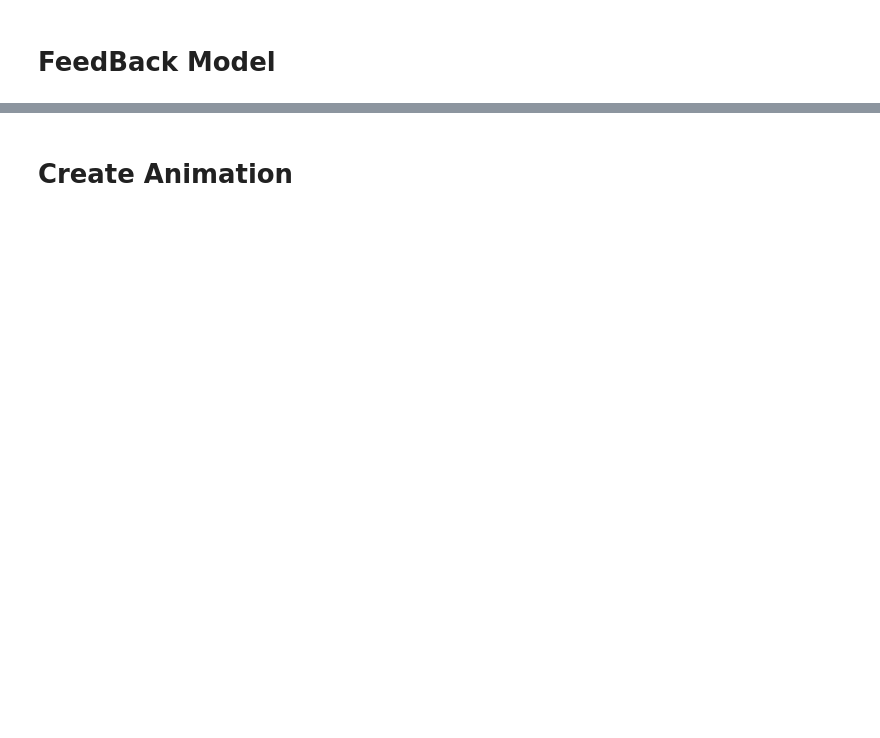
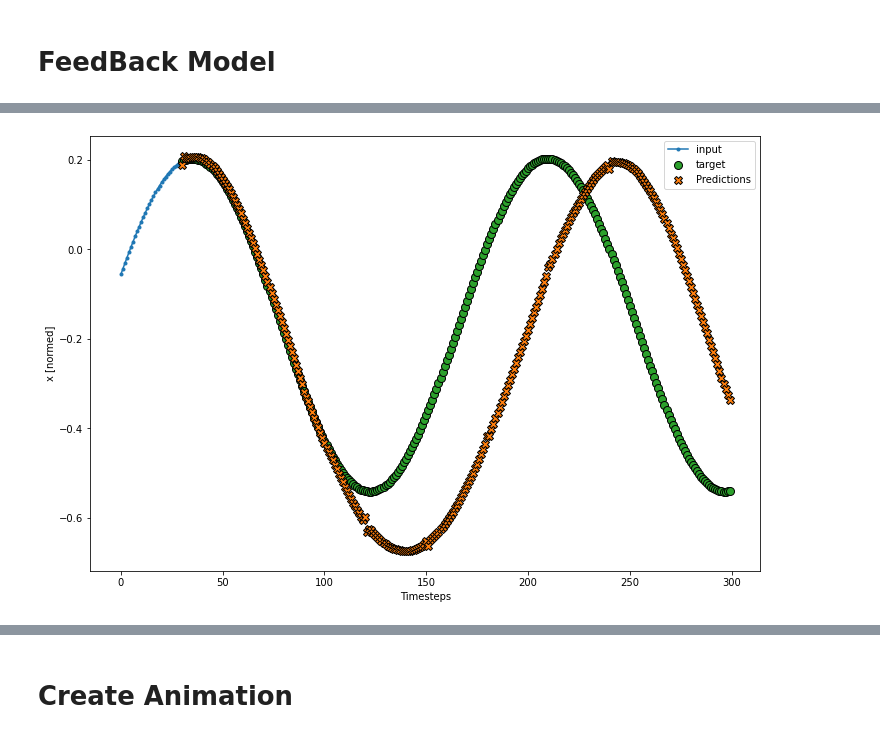
Before and after one commit to trifwn/OscillationLSTM, a Jupyter notebook: LSTMv2AR_vis.ipynb, the cells around one changed output, grey strips where cells are left out. Cells and saved outputs as stored; diff of their text form; code cells hidden in the pictures; blank space fills up the shorter version.

```diff
--- a/LSTMv2AR_vis.ipynb
+++ b/LSTMv2AR_vis.ipynb
@@ -100,33 +149,3 @@ class FeedBack(tf.keras.Model):
-# %%
-def call(self, inputs, training=None):
-  # Use a TensorArray to capture dynamically unrolled outputs.
-  predictions = inputs
-  # Initialize the LSTM state.
-  prediction, carry_state1, carry_state2 = self.warmup(inputs)
-  # Insert the first prediction.
-  predictions = tf.concat(axis=1, values = [predictions,tf.expand_dims(prediction,axis=2)]) # <<<< note the cast
-  # Run the rest of the prediction steps.
-  for n in range(1, self.out_steps):
-    # Use the last prediction as input.
-    inp = predictions[:,n:,:]
-    # Execute one lstm step.
-    x, *carry_state1 = self.l1(inp , initial_state= [*carry_state1],
-                                            training=training) #LSTM
-    x = self.l2(x) #LEAKY RELU
-    x, *carry_state2 = self.l3(x, initial_state= [*carry_state2],
-                                            training=training) #LSTM
-    x = self.l4(x) #LEAKY RELU
-    x = self.l5(x) #FLATEN
-    x = self.l6(x) #DENSE/
-    x = self.l7(x) #LEAKY RELU
-    prediction = self.l8(x) #DENSELOL
-
-    predictions = tf.concat(axis=1, values = [predictions,tf.expand_dims(prediction,axis=2)]) # <<<< note the cast
-
-  # predictions.shape => (time, batch, features)
-  return predictions[:,-OUT_STEPS:,:]
-
-FeedBack.call = call
 # %%
 model =  FeedBack(units=64, out_steps=OUT_STEPS)
 model(multi_window.example[0]).shape
@@ -167,0 +173,6 @@ predData =np.array(predData)
+# %%
+example_ind = 35
+# %%
+predictions = multi_window.plotCase(val_df[:,example_ind],t[:multi_window.input_width+multi_window.label_width*10],model)
+# %% [output]
+[figure, added]
```
Also changed, not shown: parts of 17 cells of this notebook, 7 other files.
